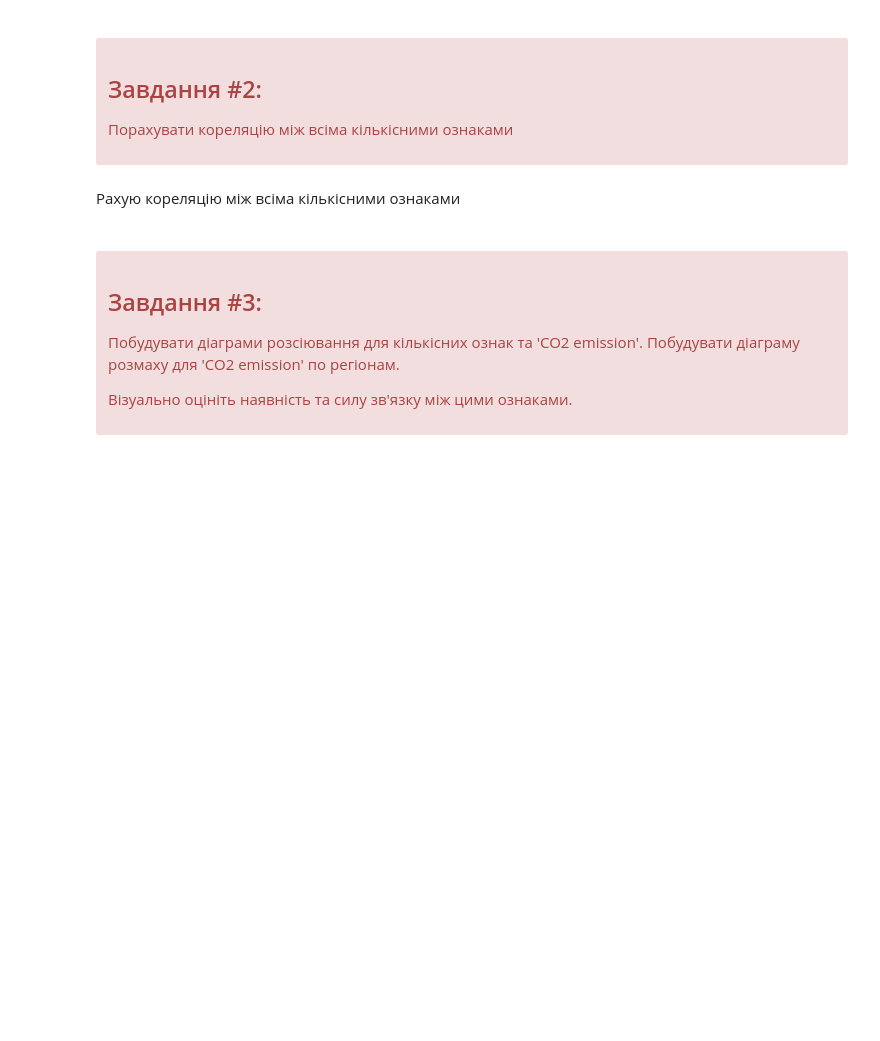
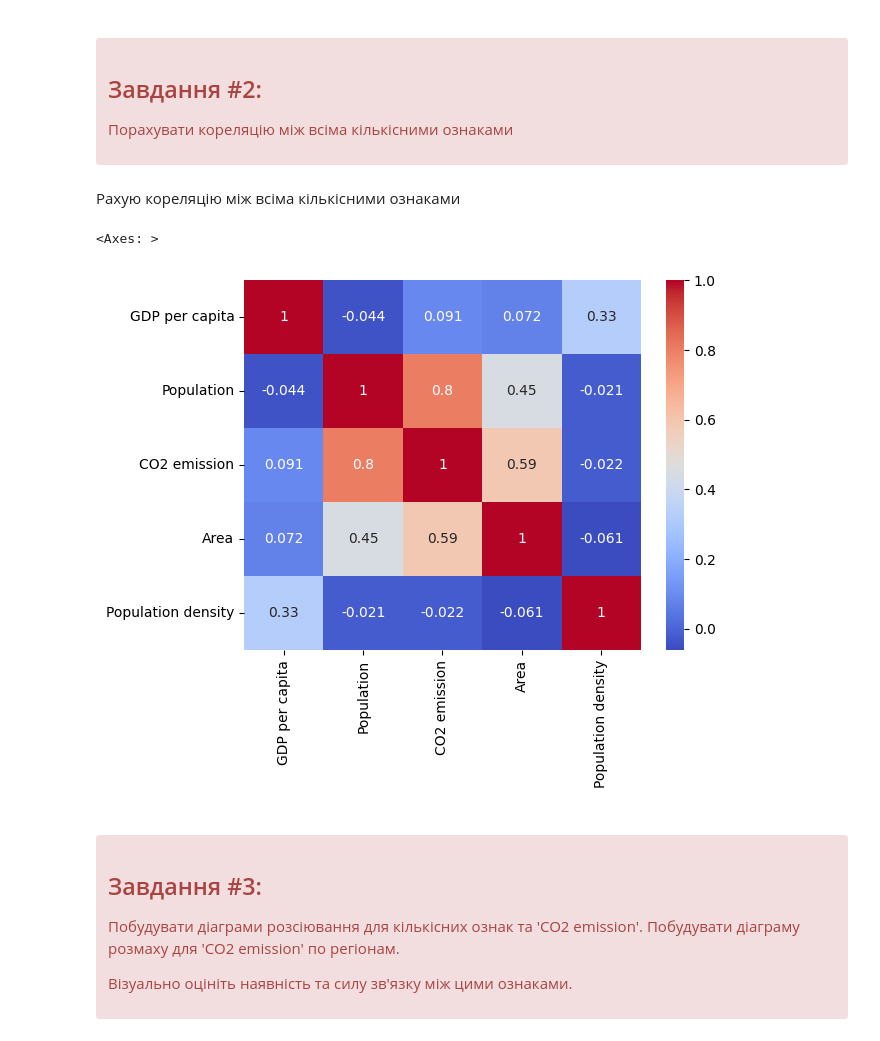
Before and after one commit to smoklien/kpi-machine-learning, a Jupyter notebook: python-2/src/main.ipynb, the cells around one changed output. Saved outputs shown, nothing was run; the diff lists cells and outputs as text; code cells hidden in the pictures; blank space fills up the shorter version.

```diff
--- a/python-2/src/main.ipynb
+++ b/python-2/src/main.ipynb
@@ -54,3 +96,11 @@
+# %%
+df_numeric = df.select_dtypes(include=['float64'])
+
+correlation_matrix = df_numeric.corr()
+sns.heatmap(correlation_matrix, annot=True, cmap='coolwarm')
+# %% [output]
+<Axes: >
+[figure, added]
 # %% [markdown]
 <a name="task3"></a>
 <div class="alert alert-danger alertdanger" style="margin-top: 20px">
```
Also changed, not shown: parts of 33 cells of this notebook, 3 other files.
